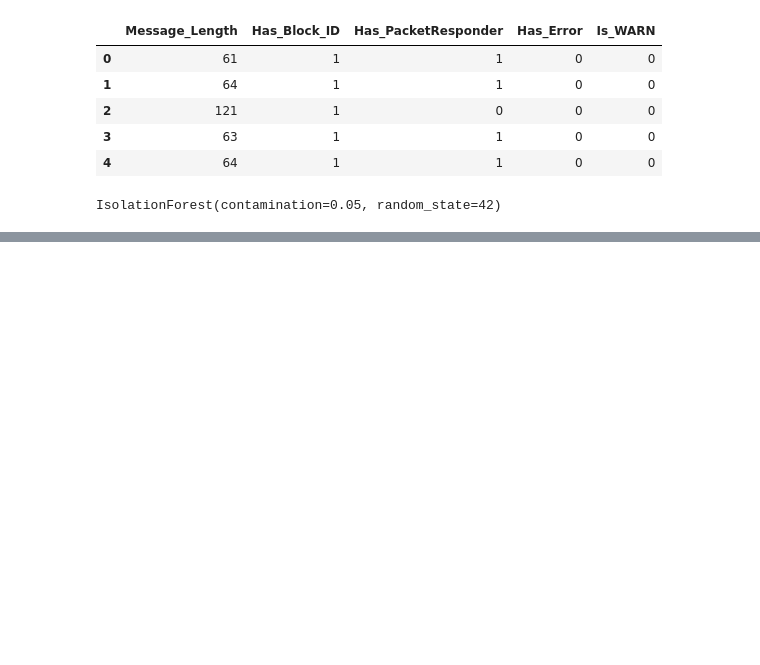
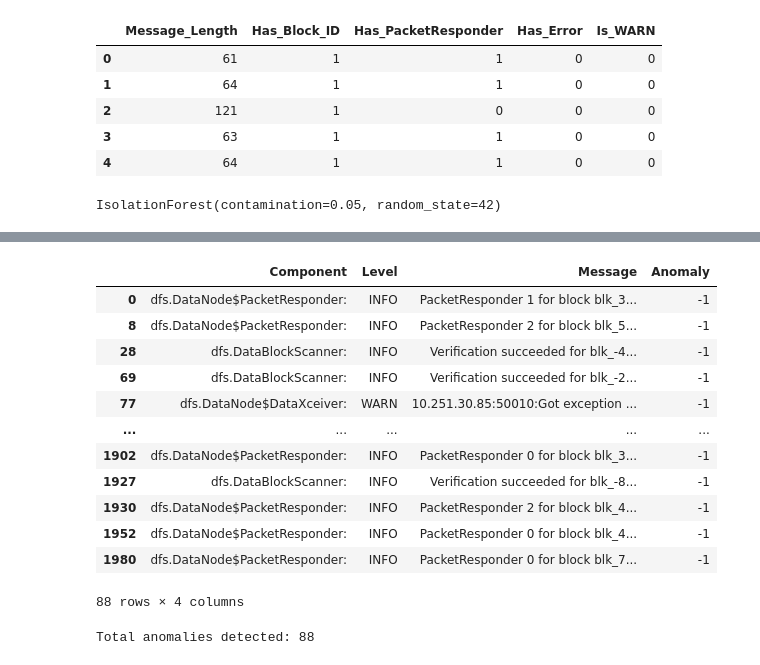
Before and after one commit to Jajitha2810/Explainable-Log-Anomaly-Detection, a Jupyter notebook: notebooks/04_isolation_forest.ipynb, the cells around one changed output, grey strips where cells are left out. Drawn from its saved outputs; the diff is of its cells as text; code cells hidden in the pictures; blank space fills up the shorter version.

```diff
--- a/notebooks/04_isolation_forest.ipynb
+++ b/notebooks/04_isolation_forest.ipynb
@@ -52,0 +110,29 @@ IsolationForest(contamination=0.05, random_state=42)
+# %%
+# Display only anomalous messages
+
+anomalies[[
+    "Component",
+    "Level",
+    "Message",
+    "Anomaly"
+]]
+# %% [output]
+|  | Component | Level | Message | Anomaly |
+| 0 | dfs.DataNode$PacketResponder: | INFO | PacketResponder 1 for block blk_3... | -1 |
+| 8 | dfs.DataNode$PacketResponder: | INFO | PacketResponder 2 for block blk_5... | -1 |
+| 28 | dfs.DataBlockScanner: | INFO | Verification succeeded for blk_-4... | -1 |
+| 69 | dfs.DataBlockScanner: | INFO | Verification succeeded for blk_-2... | -1 |
+| 77 | dfs.DataNode$DataXceiver: | WARN | 10.251.30.85:50010:Got exception ... | -1 |
+| ... | ... | ... | ... | ... |
+| 1902 | dfs.DataNode$PacketResponder: | INFO | PacketResponder 0 for block blk_3... | -1 |
+| 1927 | dfs.DataBlockScanner: | INFO | Verification succeeded for blk_-8... | -1 |
+| 1930 | dfs.DataNode$PacketResponder: | INFO | PacketResponder 2 for block blk_4... | -1 |
+| 1952 | dfs.DataNode$PacketResponder: | INFO | PacketResponder 0 for block blk_4... | -1 |
+| 1980 | dfs.DataNode$PacketResponder: | INFO | PacketResponder 0 for block blk_7... | -1 |
+88 rows × 4 columns
+# %%
+# Number of anomalies detected
+
+print("Total anomalies detected:", len(anomalies))
+# %% [output]
+Total anomalies detected: 88
```
Also changed, not shown: parts of 6 cells of this notebook, 1 other file.
